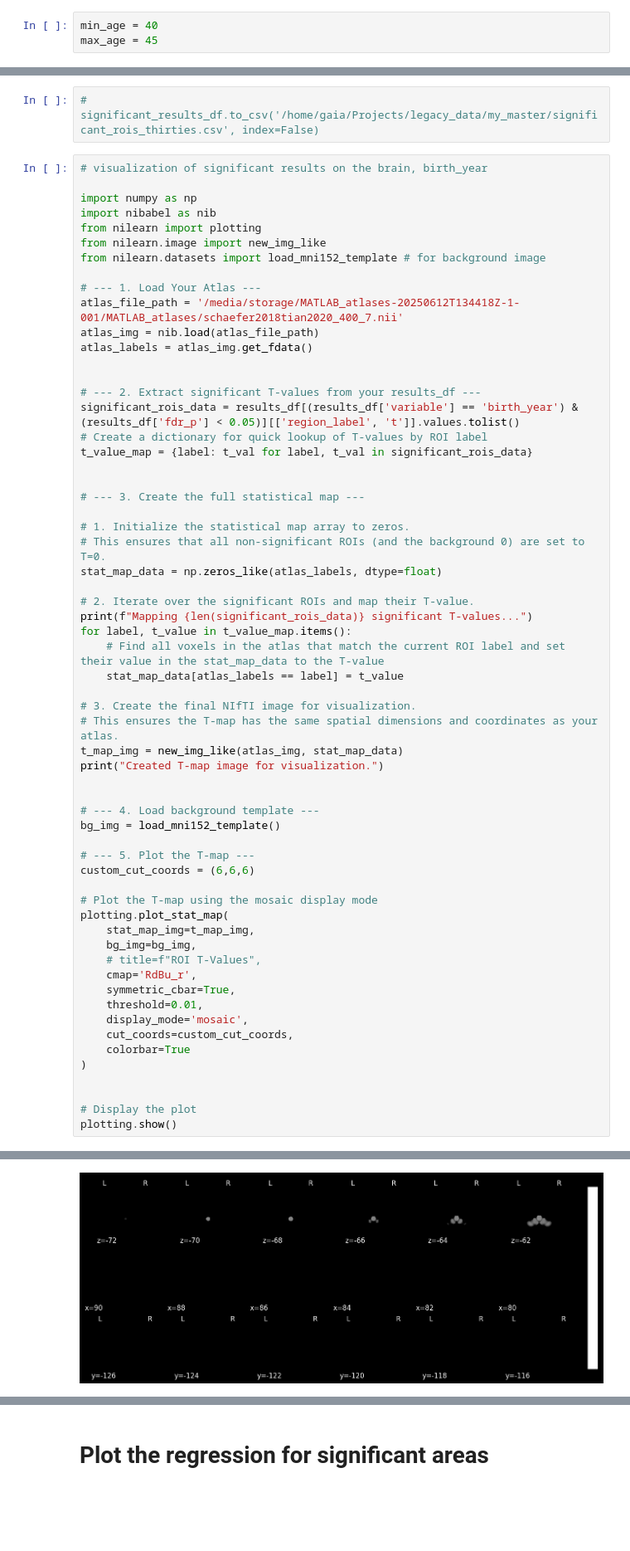
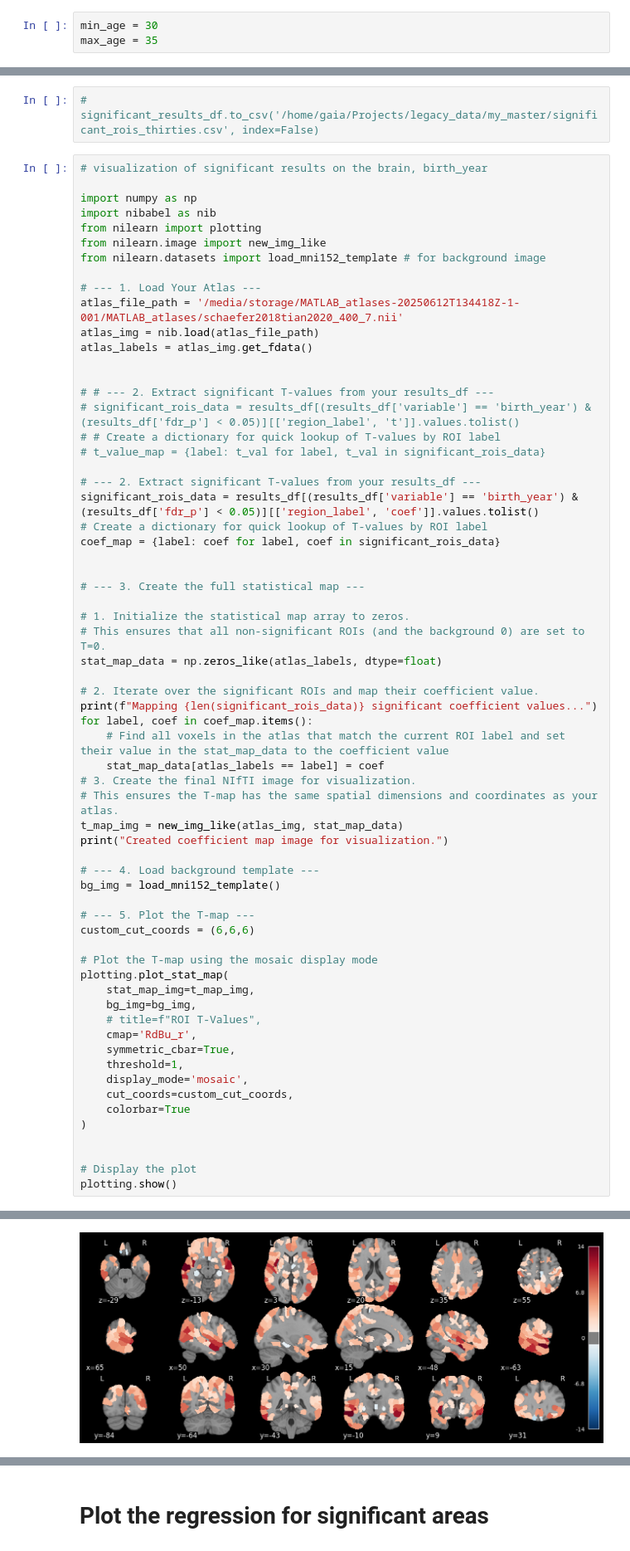
Before and after one commit to GaiaNegev13/legacy_pipe, a Jupyter notebook: scripts/step8_poc_statistical_analysis.ipynb, the cells around one changed output, grey strips where cells are left out. Shown at 83% size. Drawn from its saved outputs; the diff is of its cells as text; blank space fills up the shorter version.

Commit message:
gam modeling with R and visualization

```diff
--- a/scripts/step8_poc_statistical_analysis.ipynb
+++ b/scripts/step8_poc_statistical_analysis.ipynb
@@ -54,8 +54,8 @@ combined_df = combined_df[(combined_df['classification_label'] == 1) | (combined
 # %% [markdown]
 # choose the specific age
 # %%
-min_age = 40
-max_age = 45
+min_age = 30
+max_age = 35
 # %% [markdown]
 ### Descriptive statistics
 # %%
@@ -379,10 +379,15 @@ atlas_img = nib.load(atlas_file_path)
 atlas_labels = atlas_img.get_fdata()
 
 
+# # --- 2. Extract significant T-values from your results_df ---
+# significant_rois_data = results_df[(results_df['variable'] == 'birth_year') & (results_df['fdr_p'] < 0.05)][['region_label', 't']].values.tolist()
+# # Create a dictionary for quick lookup of T-values by ROI label
+# t_value_map = {label: t_val for label, t_val in significant_rois_data}
+
 # --- 2. Extract significant T-values from your results_df ---
-significant_rois_data = results_df[(results_df['variable'] == 'birth_year') & (results_df['fdr_p'] < 0.05)][['region_label', 't']].values.tolist()
+significant_rois_data = results_df[(results_df['variable'] == 'birth_year') & (results_df['fdr_p'] < 0.05)][['region_label', 'coef']].values.tolist()
 # Create a dictionary for quick lookup of T-values by ROI label
-t_value_map = {label: t_val for label, t_val in significant_rois_data}
+coef_map = {label: coef for label, coef in significant_rois_data}
 
 
 # --- 3. Create the full statistical map ---
@@ -391,17 +396,15 @@ t_value_map = {label: t_val for label, t_val in significant_rois_data}
 # This ensures that all non-significant ROIs (and the background 0) are set to T=0.
 stat_map_data = np.zeros_like(atlas_labels, dtype=float)
 
-# 2. Iterate over the significant ROIs and map their T-value.
-print(f"Mapping {len(significant_rois_data)} significant T-values...")
-for label, t_value in t_value_map.items():
-    # Find all voxels in the atlas that match the current ROI label and set their value in the stat_map_data to the T-value
-    stat_map_data[atlas_labels == label] = t_value
-
+# 2. Iterate over the significant ROIs and map their coefficient value.
+print(f"Mapping {len(significant_rois_data)} significant coefficient values...")
+for label, coef in coef_map.items():
+    # Find all voxels in the atlas that match the current ROI label and set their value in the stat_map_data to the coefficient value
+    stat_map_data[atlas_labels == label] = coef
 # 3. Create the final NIfTI image for visualization.
 # This ensures the T-map has the same spatial dimensions and coordinates as your atlas.
 t_map_img = new_img_like(atlas_img, stat_map_data)
-print("Created T-map image for visualization.")
-
+print("Created coefficient map image for visualization.")
 
 # --- 4. Load background template ---
 bg_img = load_mni152_template()
@@ -416,7 +419,7 @@ plotting.plot_stat_map(
     # title=f"ROI T-Values",
     cmap='RdBu_r',
     symmetric_cbar=True,
-    threshold=0.01,
+    threshold=1,
     display_mode='mosaic',
     cut_coords=custom_cut_coords,
     colorbar=True
@@ -431,4 +434,4 @@ Created T-map image for visualization.
-[figure, old version]
+[figure, new version]
 # %%
 # print a list of significant regions and their t values
 region_list = significant_results_df[['region_name', 't']].values.tolist()
```
Also changed, not shown: parts of 10 cells of this notebook, 6 other files.
